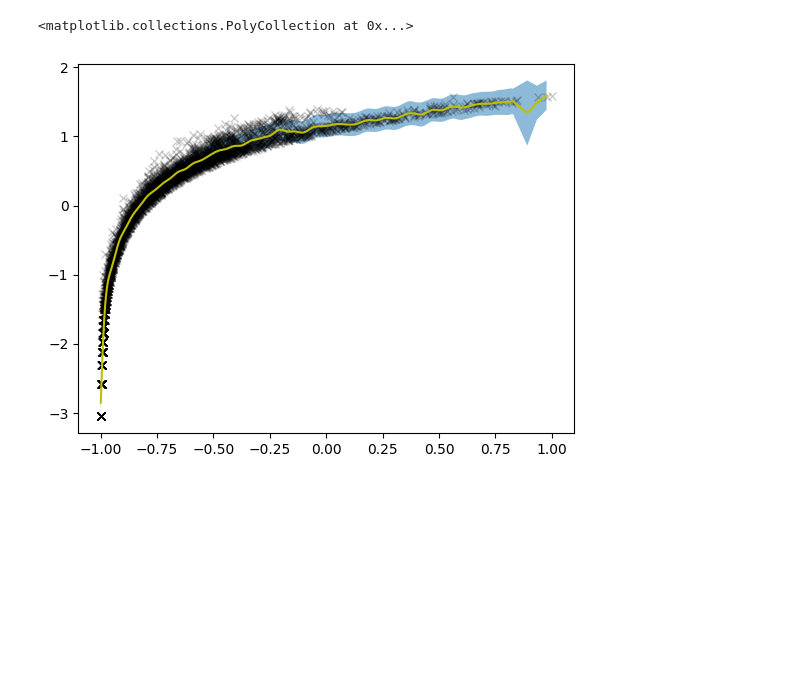
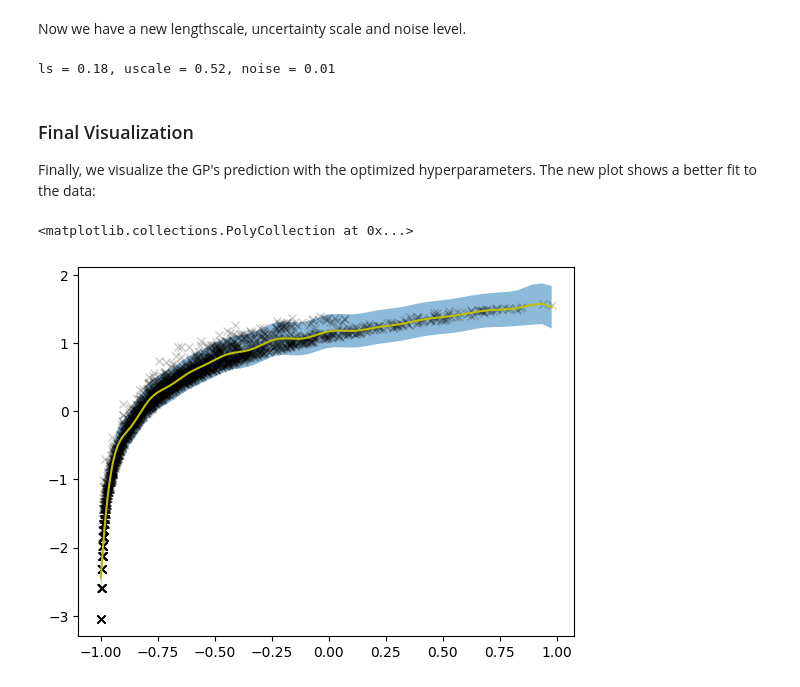
Before and after one commit to wilson-labs/cola, a Jupyter notebook: docs/notebooks/03_GPs.ipynb, the cells around one changed output. Cells and saved outputs as stored; diff of their text form; code cells hidden in the pictures; blank space fills up the shorter version.

```diff
--- a/docs/notebooks/03_GPs.ipynb
+++ b/docs/notebooks/03_GPs.ipynb
@@ -72,6 +40,8 @@ def load_uci_data(data_dir, dataset, train_p=0.75, test_p=0.15):
 train_x, train_y, test_x, test_y = load_uci_data(data_dir="./", dataset="bike")
 
 dtype = jnp.float32
+train_x  = train_x[:3000]
+train_y  = train_y[:3000]
 # %%
 def rbf(ls, uscale):
     def f(x, y):
@@ -80,6 +50,3 @@ def rbf(ls, uscale):
         sqdist = (x**2).sum(1).reshape(-1, 1) + (y**2).sum(1) - 2*inner
         return uscale*jnp.exp(-sqdist / ls**2)
     return f
-# %%
-train_x  = train_x[:4000]
-train_y  = train_y[:4000]
@@ -115,7 +124,3 @@ def NLL(params, key):
     invK = cola.inverse(K)
     minus2MLL =y.T@(invK@y)+cola.logdet(K,key=key)+jnp.log(2*jnp.pi)*y.shape[0]
     return minus2MLL/(2*y.shape[0])
-# %%
-import jax
-params = (1.,1.,1e-2)
-nll, grads  = jax.value_and_grad(NLL)(params,jax.random.PRNGKey(1))
@@ -123,10 +130,7 @@ nll, grads  = jax.value_and_grad(NLL)(params,jax.random.PRNGKey(1))
 import optax
 import jax
 # create the training loop
-
-ls, uscale, noise = 1., 1., 1e-2
-ls, uscale, noise = .2, .5, 1e-1
-opt = optax.adam(3e-2)
+opt = optax.adam(3e-3)
 
 @jax.jit
 def step(params,opt_state, key):
@@ -136,10 +140,10 @@ def step(params,opt_state, key):
     params = optax.apply_updates(params, updates)
     return params, opt_state, loss, key
 
-params = map(jnp.array,(ls,uscale,noise))
+params = list(map(jnp.array,(ls,uscale,noise)))
 opt_state = opt.init(params)
 key = jax.random.PRNGKey(0)
-for i in range(5):
+for i in range(10):
     params,opt_state,loss,key = step(params,opt_state,key)
-    print(loss,params)
+    print(f"loss: {loss.item():.3f}")
 # %% [output]
@@ -151,24 +160,25 @@ for i in range(5):
+# %% [markdown]
+Now we have a new lengthscale, uncertainty scale and noise level.
+# %%
+ls, uscale, noise = params
+print(f"ls = {ls:.2f}, uscale = {uscale:.2f}, noise = {noise:.2f}")
+# %% [output]
+ls = 0.18, uscale = 0.52, noise = 0.01
+# %% [markdown]
+### Final Visualization
+Finally, we visualize the GP's prediction with the optimized hyperparameters. The new plot shows a better fit to the data:
 # %%
-ls,uscale,noise = params
-kernel = rbf(ls=ls, uscale=uscale)
+import matplotlib.pyplot as plt
 
-Kxx= cola.ops.Dense(kernel(train_x, train_x))
-Kzx = cola.ops.Dense(kernel(test_x, train_x))
-Kzz = cola.ops.Dense(kernel(test_x, test_x))
-K = cola.PSD(Kxx + noise * cola.ops.I_like(Kxx))
-invK = cola.inverse(K)
-mu = Kzx@invK@train_y
-Sigma = Kzz - Kzx@invK@Kzx.T + noise * cola.ops.I_like(Kzz)
-std = jnp.sqrt(cola.diag(Sigma,method='exact'))
-
-import matplotlib.pyplot as plt
+mu, std = predicted_mean_std(ls,uscale,noise)
+pstd = np.sqrt(std**2+noise) # prediction interval std
 order = np.argsort(test_x.reshape(-1))
 plt.plot(train_x.reshape(-1), train_y, 'kx', alpha=.2)
 plt.plot(test_x[order].reshape(-1), mu[order], 'y')
-plt.fill_between(test_x[order].reshape(-1), (mu - std)[order], (mu + std)[order], alpha=.5, interpolate=True)
+plt.fill_between(test_x[order].reshape(-1), (mu - 2*pstd)[order], (mu + 2*pstd)[order], alpha=.5, interpolate=True)
 # %% [output]
 <matplotlib.collections.PolyCollection at 0x...>
-[figure, old version]
+[figure, new version]
 # %%
 import logging
 logging.getLogger().setLevel(logging.INFO)
```
Also changed, not shown: parts of 15 cells of this notebook.
